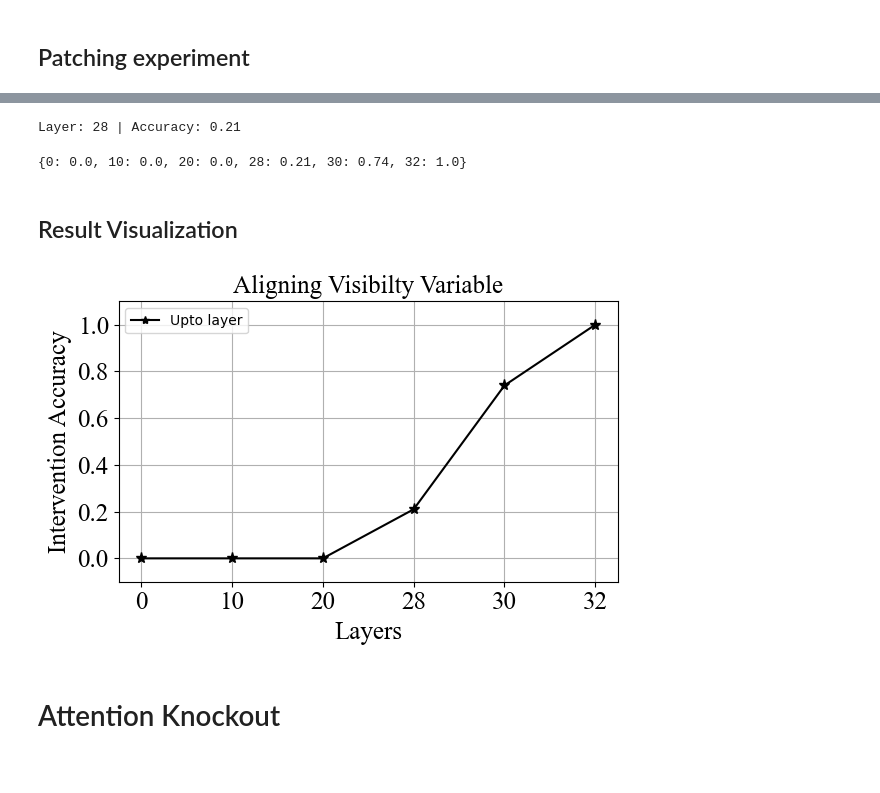
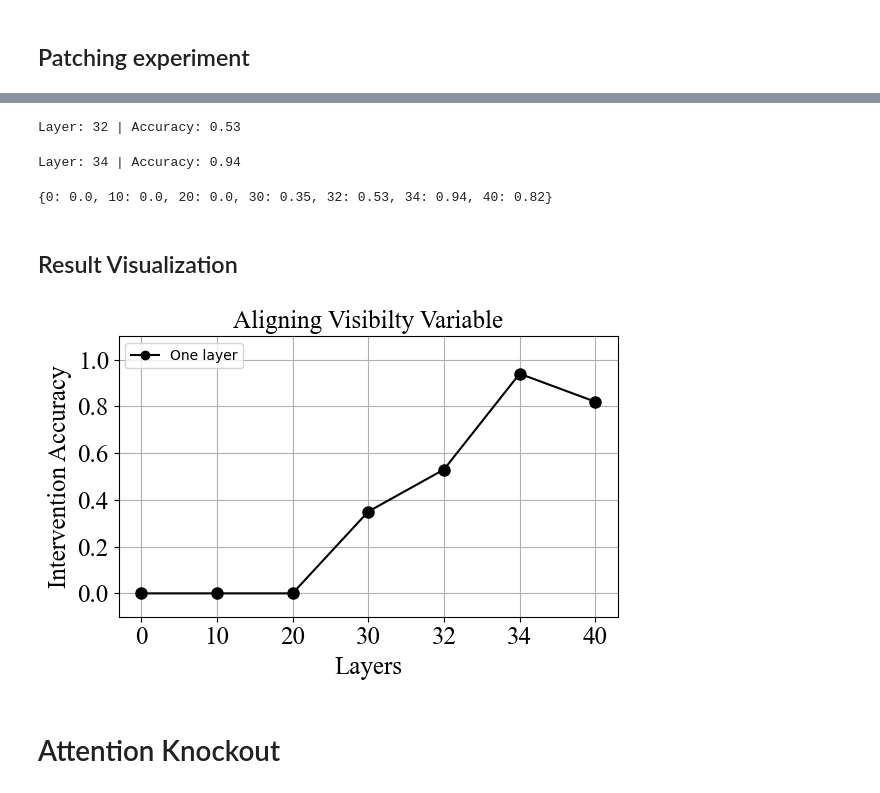
Before and after one commit to umango101/belief_tracking, a Jupyter notebook: notebooks/visibility.ipynb, the cells around one changed output, grey strips where cells are left out. Saved outputs shown, nothing was run; the diff lists cells and outputs as text; code cells hidden in the pictures.

Commit message:
Visibility experiment with second object

```diff
--- a/notebooks/visibility.ipynb
+++ b/notebooks/visibility.ipynb
@@ -1813,7 +1813,7 @@ Answer
 # %%
-# accs_visibility_last_token = {}
+# accs_visibility_last = {}
 
-for layer_idx in range(28, 30, 2):
+for layer_idx in range(32, 36, 2):
     correct, total = 0, 0
     for bi, batch in tqdm(enumerate(dataloader), total=len(dataloader)):
         if bi in errors:
@@ -1828,23 +1828,21 @@ for layer_idx in range(28, 30, 2):
             with model.trace() as tracer:
 
                 with tracer.invoke(corrupt_prompt):
+                    # for token_idx in visibility_sent:
+                    #     corrupt_layer_out[token_idx] = model.model.layers[layer_idx].output[0][0, token_idx].save()
+
+                # with tracer.invoke(clean_prompt):
                     for l in range(layer_idx+1):
                         for token_idx in [-1]:
-                            corrupt_layer_out[l][token_idx] = model.model.layers[l].output[0][0, token_idx].save()
-
-                # with tracer.invoke(clean_prompt):
-                #     for l in range(layer_idx+1):
-                #         for token_idx in query_sent:
-                #             clean_layer_out[l][token_idx] = model.model.layers[l].output[0][0, token_idx].save()
+                            clean_layer_out[l][token_idx] = model.model.layers[l].output[0][0, token_idx].save()
 
                 with tracer.invoke(clean_prompt):
+                    # for token_idx in visibility_sent:
+                    #     model.model.layers[layer_idx].output[0][0, token_idx] = corrupt_layer_out[token_idx]
+
                     for l in range(layer_idx+1):
                         for token_idx in [-1]:
-                            model.model.layers[l].output[0][0, token_idx] = corrupt_layer_out[l][token_idx]
-
-                    # for l in range(layer_idx+1):
-                    #     for token_idx in query_sent:
-                    #         model.model.layers[l].output[0][0, token_idx] = clean_layer_out[l][token_idx]
+                            model.model.layers[l].output[0][0, token_idx] = clean_layer_out[l][token_idx]
 
                     pred = model.lm_head.output[0, -1].argmax(dim=-1).save()
 
@@ -1857,50 +1855,51 @@ for layer_idx in range(28, 30, 2):
         torch.cuda.empty_cache()
 
     acc = round(correct / total, 2)
-    accs_visibility_last_token[layer_idx] = acc
+    accs_visibility_last[layer_idx] = acc
     print(f"Layer: {layer_idx} | Accuracy: {acc}")
 # %% [output]
-Layer: 28 | Accuracy: 0.21
+Layer: 32 | Accuracy: 0.53
+Layer: 34 | Accuracy: 0.94
 # %%
-# Sort accs_visibility by key
-accs_visibility_last_token = dict(sorted(accs_visibility_last_token.items()))
-accs_visibility_last_token
+# Sort accs_visibility_last by key
+accs_visibility_last = dict(sorted(accs_visibility_last.items()))
+accs_visibility_last
 # %% [output]
-{0: 0.0, 10: 0.0, 20: 0.0, 28: 0.21, 30: 0.74, 32: 1.0}
+{0: 0.0, 10: 0.0, 20: 0.0, 30: 0.35, 32: 0.53, 34: 0.94, 40: 0.82}
 # %% [markdown]
 ## Result Visualization
 # %%
 stories = [
     {
         "story": dataset[0]["corrupt_story"],
         "question": dataset[0]["corrupt_question"],
         "answer": dataset[0]["corrupt_ans"],
     },
     {
         "story": dataset[0]["clean_story"],
         "question": dataset[0]["clean_question"],
         "answer": dataset[0]["clean_ans"],
     }
 ]
 
 # arrows = [{'start': token_pos_coords['e1_query_charac'], 'end': token_pos_coords['e2_query_charac'], 'color': 'red'}]
 
 plot_data = {
-    "labels": accs_visibility_last_token.keys(),
-    "acc_upto_layer": accs_visibility_last_token.values(),
+    "labels": accs_visibility_last.keys(),
+    "acc_one_layer": accs_visibility_last.values(),
     "title": "Aligning Visibilty Variable",
     "x_label": "Layers",
     "y_label": "Intervention Accuracy",
 }
 
 characters = list(set(dataset[idx]['clean_characters'] + dataset[idx]['corrupt_characters']))
 objects = list(set(dataset[idx]['clean_objects'] + dataset[idx]['corrupt_objects']))
 states = list(set(dataset[idx]['clean_states'] + dataset[idx]['corrupt_states']))
 
 generator = StoryGenerator(characters=characters, objects=objects, states=states, stories=stories, target=dataset[0]['target'], arrows=[], plot_data=plot_data)
-generator.save_html(filename="../plots/experiments/first_charac/last_token.html")
+generator.save_html(filename="../plots/visibility_exps/second_obj/visibility_last.html")
 # %% [output]
-[figure, old version]
+[figure, new version]
 # %% [markdown]
 # Attention Knockout
 # %%
```
Also changed, not shown: parts of 4 cells of this notebook, 48 other files.
